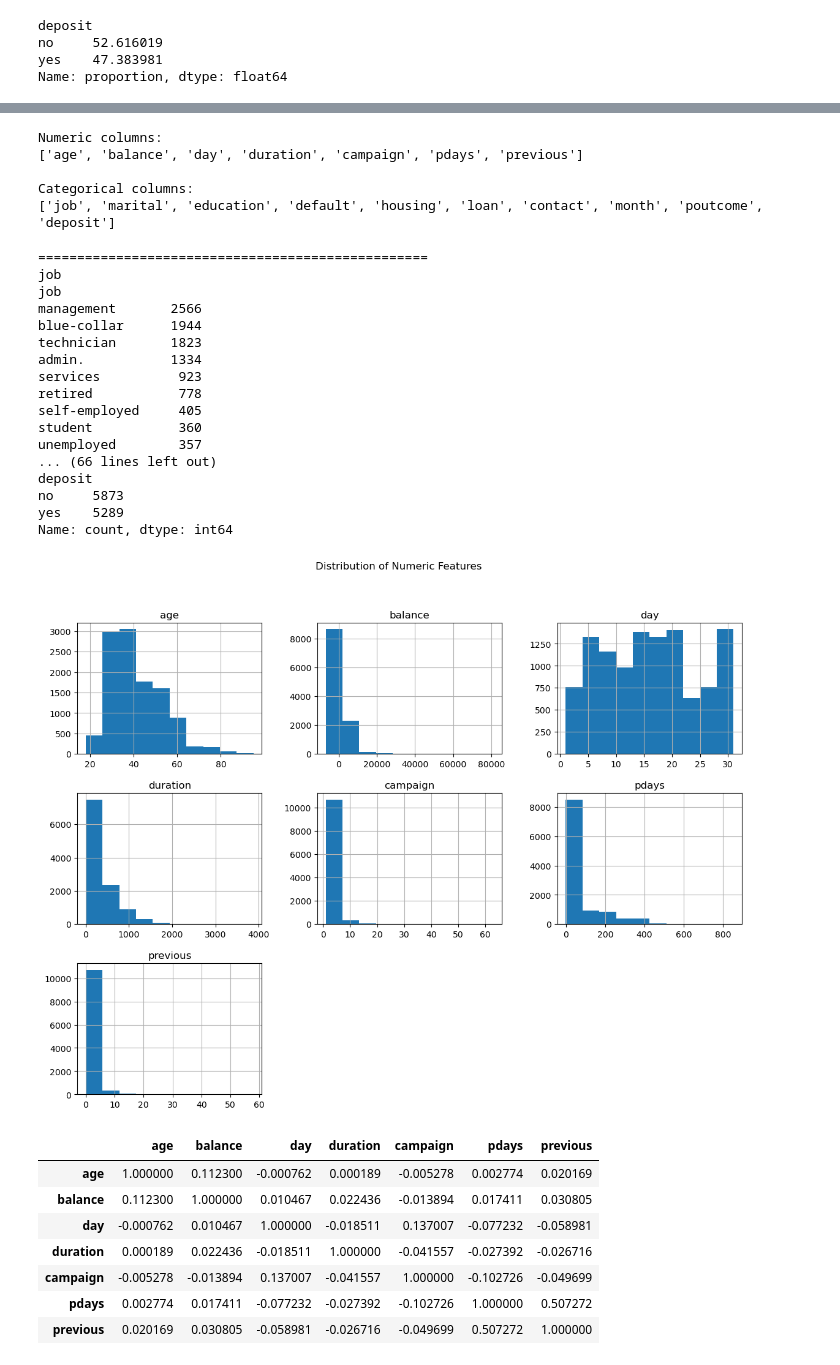
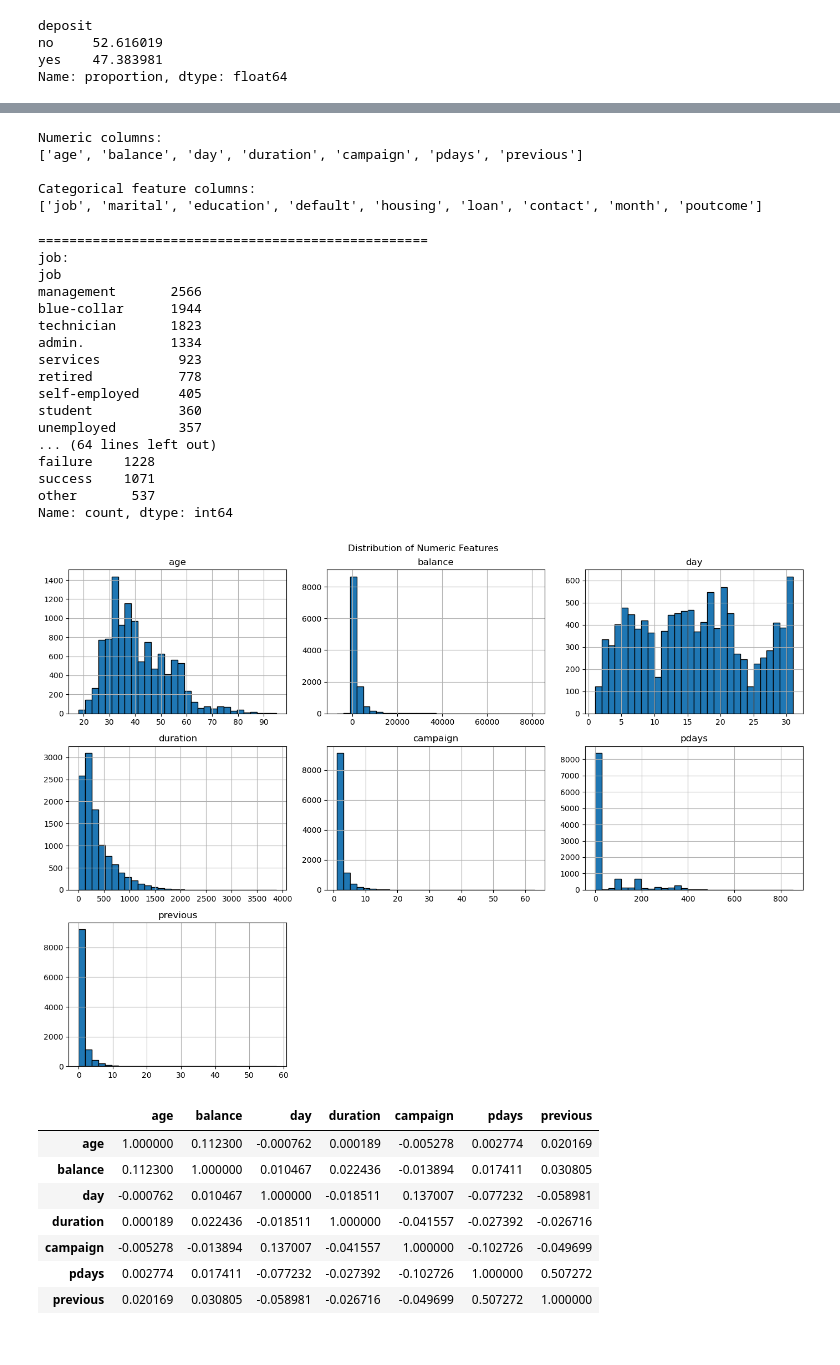
Before and after one commit to erze-haziri/bank-term-deposit-prediction, a Jupyter notebook: bank_term_deposit_analysis.ipynb, the cells around one changed output, grey strips where cells are left out. Drawn from its saved outputs; the diff is of its cells as text; code cells hidden in the pictures.

```diff
--- a/bank_term_deposit_analysis.ipynb
+++ b/bank_term_deposit_analysis.ipynb
@@ -117,26 +133,31 @@ plt.show()
 # %%
-numeric_columns = df.select_dtypes(include=["int64", "float64"]).columns
-categorical_columns = df.select_dtypes(include=["object"]).columns
+numeric_columns = df.select_dtypes(
+    include=["int64", "float64"]
+).columns.tolist()
+
+categorical_columns = df.select_dtypes(
+    include=["object"]
+).columns.drop("deposit").tolist()
 
 print("Numeric columns:")
-print(list(numeric_columns))
+print(numeric_columns)
 
-print("\nCategorical columns:")
-print(list(categorical_columns))
+print("\nCategorical feature columns:")
+print(categorical_columns)
 # %% [output]
 Numeric columns:
 ['age', 'balance', 'day', 'duration', 'campaign', 'pdays', 'previous']
 
-Categorical columns:
-['job', 'marital', 'education', 'default', 'housing', 'loan', 'contact', 'month', 'poutcome', 'deposit']
+Categorical feature columns:
+['job', 'marital', 'education', 'default', 'housing', 'loan', 'contact', 'month', 'poutcome']
 # %%
 for column in categorical_columns:
     print("=" * 50)
-    print(column)
-    print(df[column].value_counts().head(10))
+    print(f"{column}:")
+    print(df[column].value_counts(dropna=False))
 # %% [output]
 ==================================================
-job
+job:
 job
 management       2566
 blue-collar      1944
@@ -147,18 +168,23 @@ retired           778
 self-employed     405
 student           360
 unemployed        357
-... (66 lines left out)
-deposit
-no     5873
-yes    5289
+... (64 lines left out)
+failure    1228
+success    1071
+other       537
 Name: count, dtype: int64
 # %%
-df[numeric_columns].hist(figsize=(14, 10))
+df[numeric_columns].hist(
+    figsize=(14, 10),
+    bins=30,
+    edgecolor="black"
+)
 
 plt.suptitle("Distribution of Numeric Features")
+plt.tight_layout()
 plt.show()
 # %% [output]
-[figure, old version]
+[figure, new version]
 # %%
 correlation_matrix = df[numeric_columns].corr()
 correlation_matrix
```
Also changed, not shown: parts of 77 cells of this notebook.
